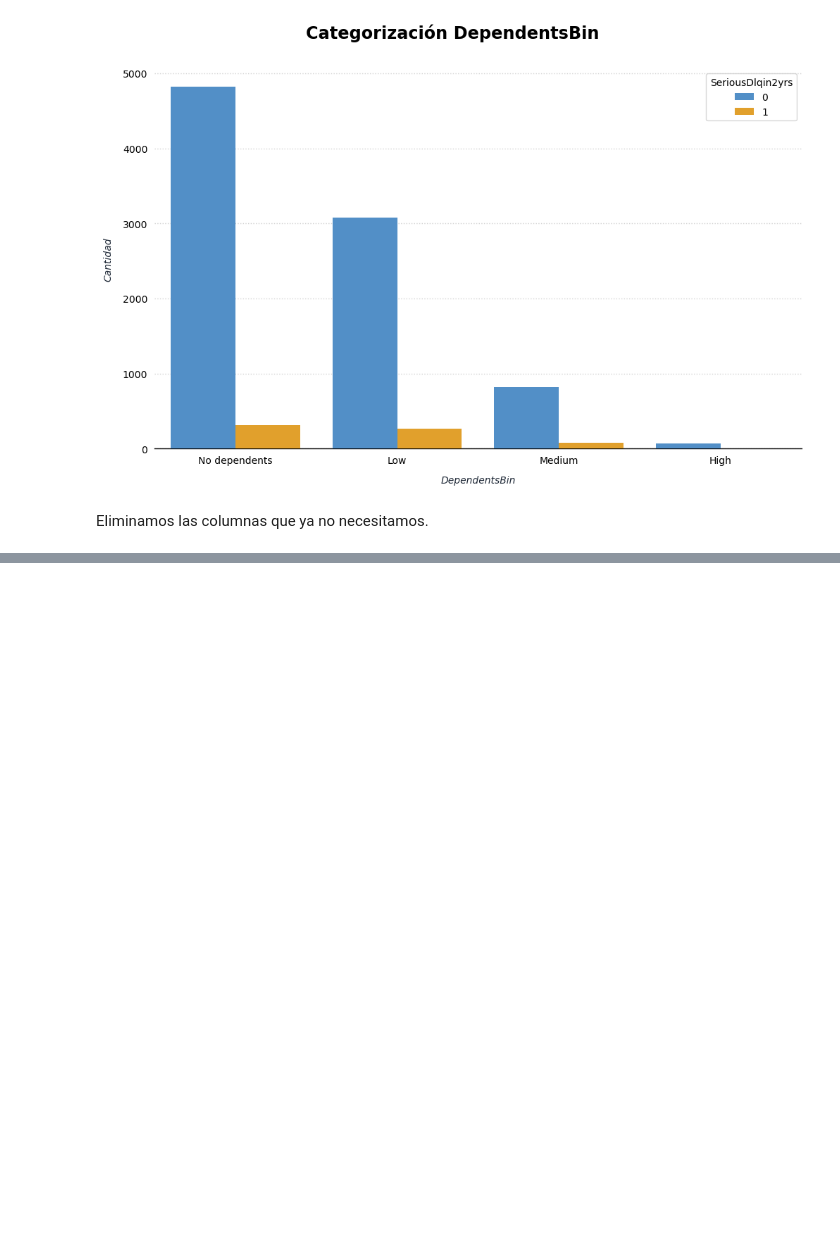
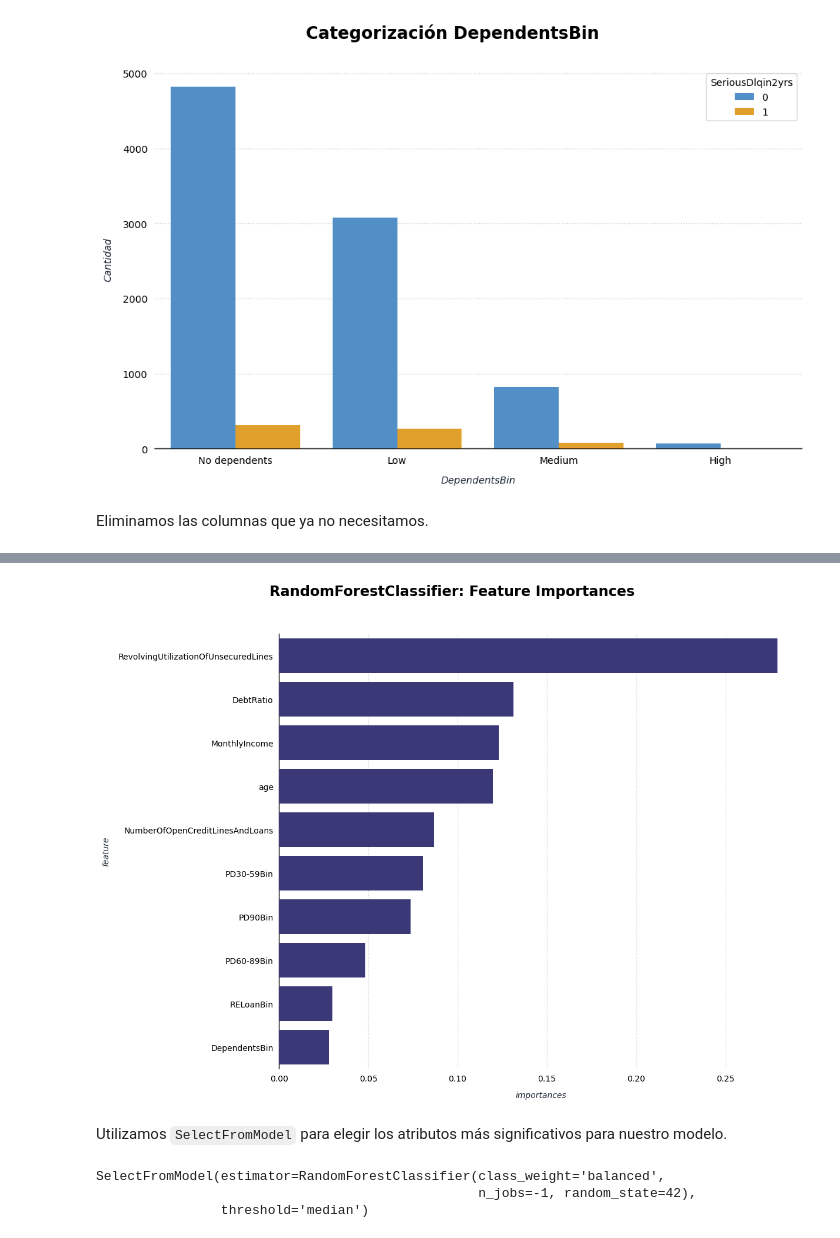
Before and after one commit to aaerror/ONLINE_DS_THEBRIDGE_AAC, a Jupyter notebook: sprint_14/feature_selection/feature_selection.ipynb, the cells around one changed output, grey strips where cells are left out. Cells and saved outputs as stored; diff of their text form; code cells hidden in the pictures; blank space fills up the shorter version.

```diff
--- a/sprint_14/feature_selection/feature_selection.ipynb
+++ b/sprint_14/feature_selection/feature_selection.ipynb
@@ -1558,0 +1691,2 @@ memory usage: 564.1 KB
+# %%
+df_train_encoded = df_train.copy()
@@ -1558,0 +1938,11 @@ memory usage: 564.1 KB
+# %%
+random_forest = RandomForestClassifier(
+	class_weight="balanced",
+	n_jobs=-1,
+	random_state=42
+)
+
+random_forest.fit(
+	df_train_encoded.drop(columns=categorical_features_raw + [target]),
+	df_train_encoded[target]
+)
@@ -1558,0 +1953,7 @@ memory usage: 564.1 KB
+# %%
+feature_importances = pd.DataFrame(
+	data=random_forest.feature_importances_,
+	index=random_forest.feature_names_in_,
+	columns=["importance"]
+).sort_values(by="importance", ascending=False)
+feature_importances.head()
@@ -1558,0 +1967,31 @@ memory usage: 564.1 KB
+# %%
+fig, ax = plt.subplots(figsize=(12, 8))
+fig.suptitle(f"RandomForestClassifier: Feature Importances", y=1.1)
+sns.barplot(
+	x=feature_importances.importance,
+	y=feature_importances.index,
+	data=feature_importances,
+	color="#312E81",
+	zorder=3,
+	ax=ax
+)
+ax.set_xlabel("importances", fontstyle="italic")
+ax.set_ylabel("feature", fontstyle="italic")
+ax.grid(axis="x")
+ax.spines[["bottom"]].set_visible(False)
+ax.spines["left"].set_linewidth(1)
+plt.show()
+# %% [output]
+[figure, added]
+# %% [markdown]
+Utilizamos `SelectFromModel` para elegir los atributos más significativos para nuestro modelo.
+# %%
+select_from_model = SelectFromModel(estimator=random_forest, threshold="median")
+select_from_model.fit(
+	df_train_encoded.drop(columns=categorical_features_raw + [target]),
+	df_train_encoded[target]
+)
+# %% [output]
+SelectFromModel(estimator=RandomForestClassifier(class_weight='balanced',
+                                                 n_jobs=-1, random_state=42),
+                threshold='median')
```
Also changed, not shown: parts of 89 cells of this notebook.
